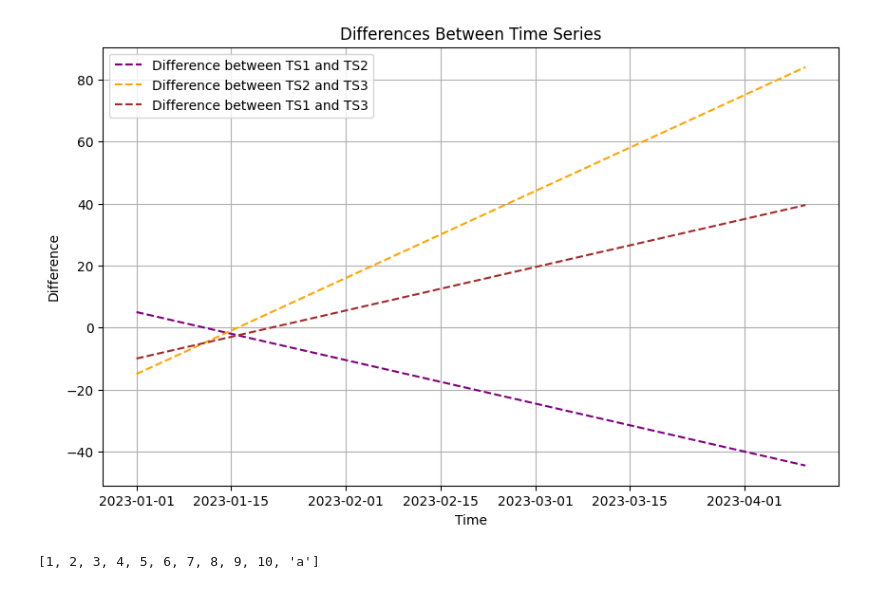
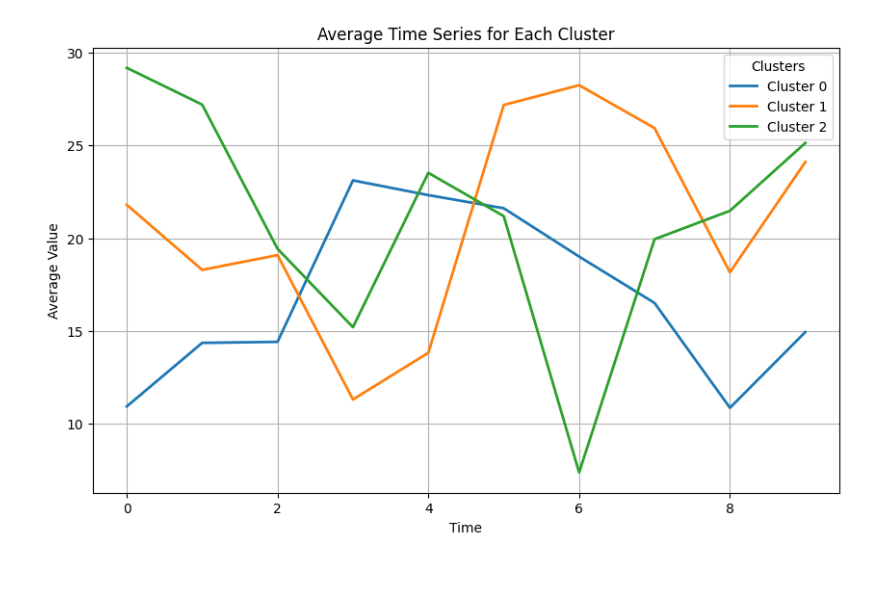
Before and after one commit to NicolasCaronPro/forecasting_models, a Jupyter notebook: cluster/load_data_test.ipynb, the cells around one changed output. Saved outputs shown, nothing was run; the diff lists cells and outputs as text; code cells hidden in the pictures.

```diff
--- a/cluster/load_data_test.ipynb
+++ b/cluster/load_data_test.ipynb
@@ -77,24 +0,0 @@ plt.show()
-# %%
-import numpy as np
-
-plt.figure(figsize=(10, 6))
-
-# Compute differences
-diff_1_2 = np.array(ts1) - np.array(ts2)
-diff_2_3 = np.array(ts2) - np.array(ts3)
-diff_1_3 = np.array(ts1) - np.array(ts3)
-
-# Plot differences
-plt.plot(time, diff_1_2, label="Difference between TS1 and TS2", color='purple', linestyle='--')
-plt.plot(time, diff_2_3, label="Difference between TS2 and TS3", color='orange', linestyle='--')
-plt.plot(time, diff_1_3, label="Difference between TS1 and TS3", color='brown', linestyle='--')
-
-plt.xlabel('Time')
-plt.ylabel('Difference')
-plt.title('Differences Between Time Series')
-plt.legend()
-
-plt.grid(True)
-plt.show()
-# %% [output]
-[figure, removed]
@@ -103,4 +1,37 @@ a = []
-# %%
-[1, 2, 3, 4, 5, 6, 7, 8, 9, 10] + ['a']
-# %% [output]
-[1, 2, 3, 4, 5, 6, 7, 8, 9, 10, 'a']
+# %%
+import pandas as pd
+import matplotlib.pyplot as plt
+import numpy as np
+
+# Example DataFrame with columns for 'cluster', 'time', and 'value'
+# Suppose each row represents a single data point of a time series associated with a cluster label
+
+# Sample data
+data = {
+    'cluster': [0, 0, 0, 1, 1, 1, 2, 2, 2] * 10, # Cluster labels
+    'time': list(range(10)) * 9, # Time points for each cluster
+    'value': np.random.rand(90) * 20 + np.repeat([5, 10, 15], 30)  # Random values for illustration
+}
+df = pd.DataFrame(data)
+
+# Calculate the average time series for each cluster
+# Pivot the DataFrame to have 'time' as index and clusters as columns for aggregation
+avg_df = df.pivot_table(index='time', columns='cluster', values='value', aggfunc='mean')
+
+# Plotting
+plt.figure(figsize=(10, 6))
+
+for cluster in avg_df.columns:
+    plt.plot(avg_df.index, avg_df[cluster], label=f'Cluster {cluster}', linewidth=2)
+
+# Labels and title
+plt.xlabel('Time')
+plt.ylabel('Average Value')
+plt.title('Average Time Series for Each Cluster')
+plt.legend(title="Clusters")
+plt.grid(True)
+
+# Show plot
+plt.show()
+# %% [output]
+[figure, added]
```
Also changed, not shown: parts of 6 cells of this notebook, 12 other files.
